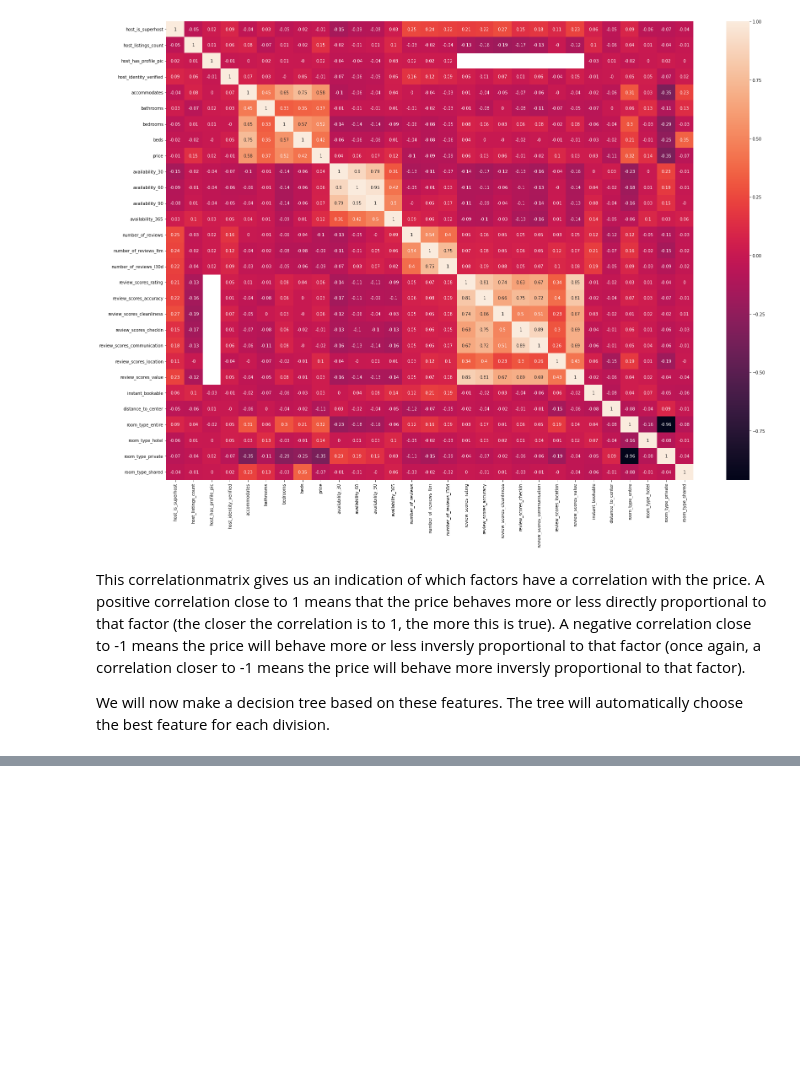
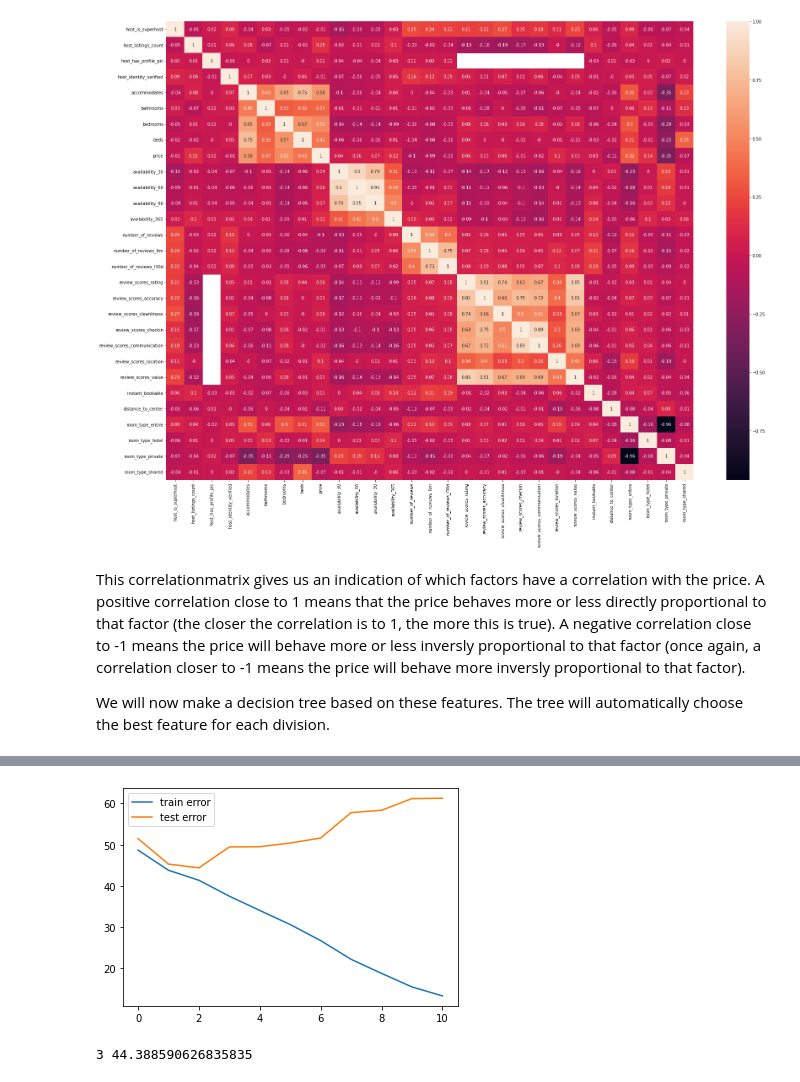
Before and after one commit to tibovdc/ProjectML, a Jupyter notebook: Sprint1.ipynb, the cells around one changed output, grey strips where cells are left out. Saved outputs shown, nothing was run; the diff lists cells and outputs as text; code cells hidden in the pictures; blank space fills up the shorter version.

```diff
--- a/Sprint1.ipynb
+++ b/Sprint1.ipynb
@@ -374,24 +421,35 @@ tree = tree.fit(X_train, Y_train)
 # %%
-# from sklearn.tree import DecisionTreeRegressor, plot_tree
-# from sklearn.metrics import mean_squared_error
+from sklearn.tree import DecisionTreeRegressor, plot_tree
+from sklearn.metrics import mean_squared_error
 
-# rmse_train = []
-# rmse_test = []
+rmse_train = []
+rmse_test = []
 
-# for depth in range(1, 12):
-#     tree = DecisionTreeRegressor(max_depth=depth)
-#     tree = tree.fit(X_train, Y_train, features)
+rmse_min = 1000
+depth_min = 0
 
-#     predictions = tree.predict(X_train)
-#     rmse_train.append((np.sqrt(mean_squared_error(Y_train, predictions))))
+for depth in range(1, 12):
+    tree = DecisionTreeRegressor(max_depth=depth)
+    tree = tree.fit(X_train, Y_train)
+
+    predictions = tree.predict(X_train)
+    rmse_train.append((np.sqrt(mean_squared_error(Y_train, predictions))))
 
 
-#     predictions = tree.predict(X_test)
-#     rmse_test.append((np.sqrt(mean_squared_error(Y_test, predictions))))
+    predictions = tree.predict(X_test)
+    rmse = (np.sqrt(mean_squared_error(Y_test, predictions)))
+    if rmse < rmse_min:
+        depth_min = depth
+        rmse_min = rmse
+    rmse_test.append(rmse)
 
-# plt.plot(rmse_train, label="train error")
-# plt.plot(rmse_test, label="test error")
-# plt.legend()
-# plt.show()
+plt.plot(rmse_train, label="train error")
+plt.plot(rmse_test, label="test error")
+plt.legend()
+plt.show()
 
-# model = DecisionTreeRegressor()
+model = DecisionTreeRegressor()
+print(depth_min, rmse_min)
+# %% [output]
+[figure, added]
+3 44.388590626835835
```
Also changed, not shown: parts of 9 cells of this notebook.
